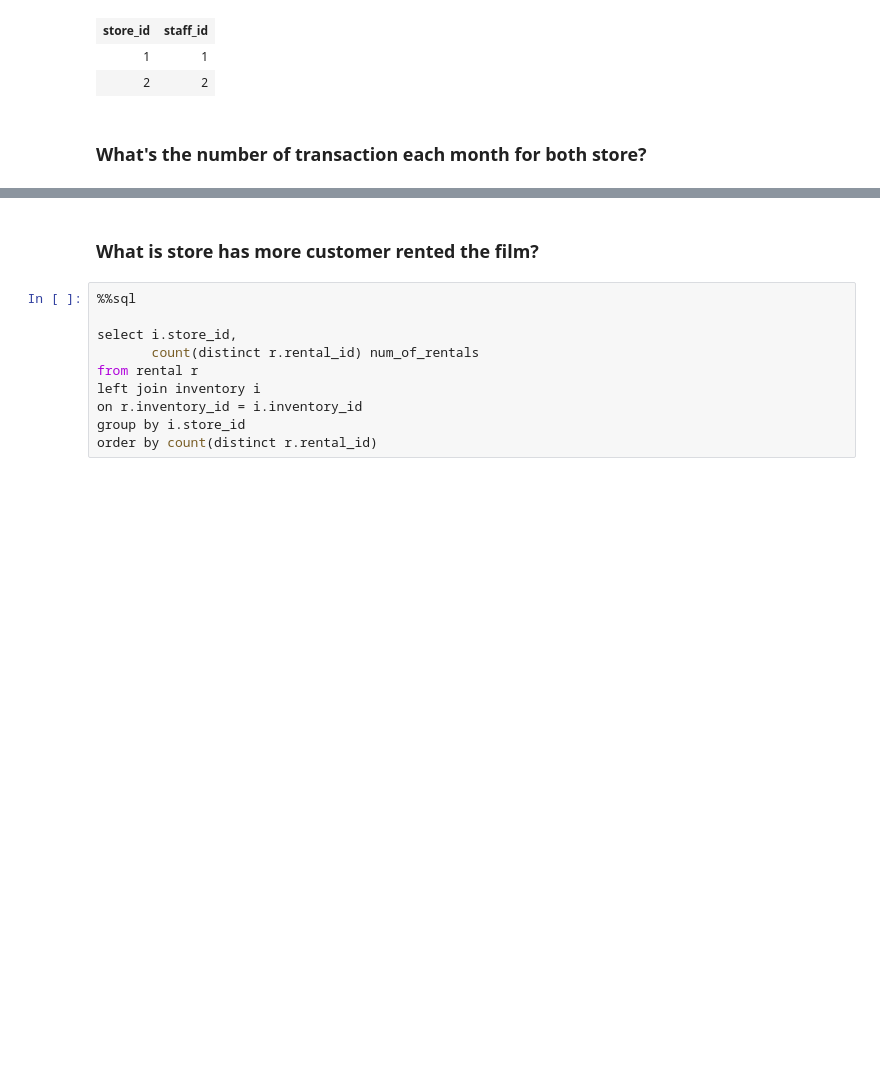
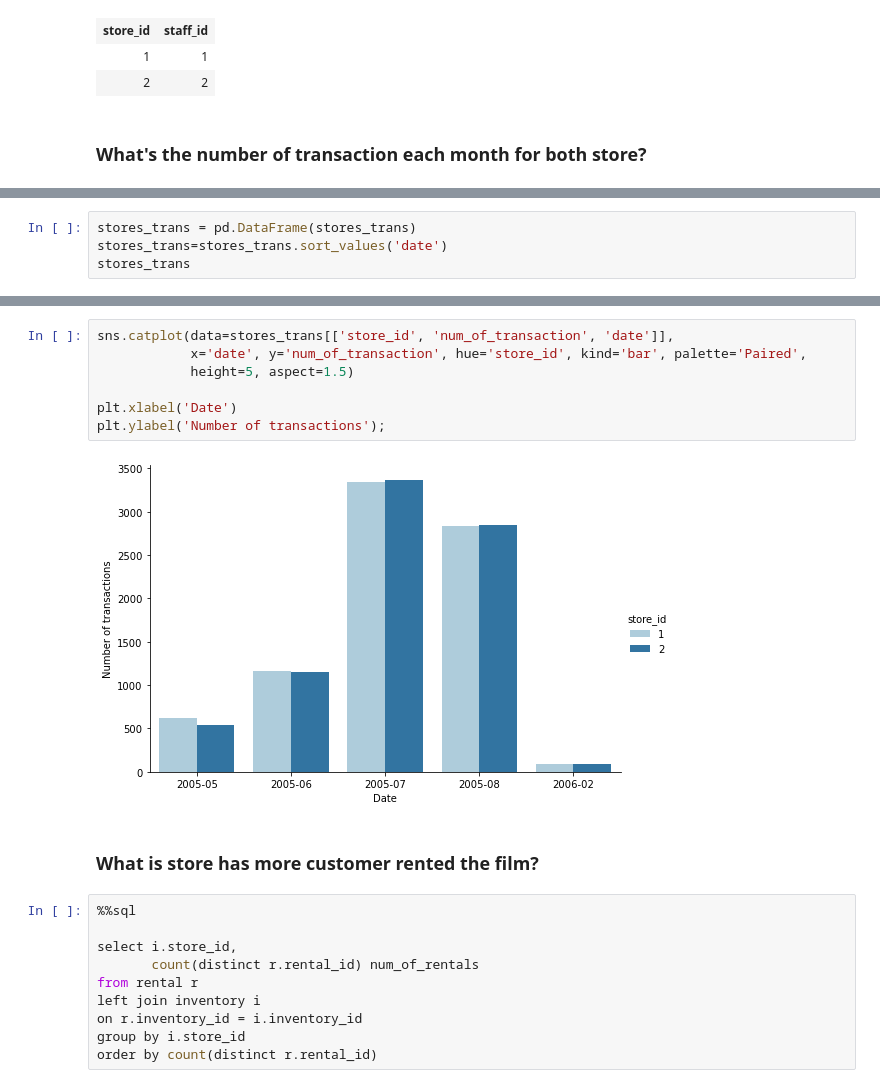
Before and after one commit to Yajinglee/SQL-Projects, a Jupyter notebook: Sakila Database.ipynb, the cells around one changed output, grey strips where cells are left out. Saved outputs shown, nothing was run; the diff lists cells and outputs as text; blank space fills up the shorter version.

```diff
--- a/Sakila Database.ipynb
+++ b/Sakila Database.ipynb
@@ -454,0 +494,4 @@ on s.staff_id = p.staff_id
+# %%
+stores_trans = pd.DataFrame(stores_trans)
+stores_trans=stores_trans.sort_values('date')
+stores_trans
@@ -455,3 +510,12 @@ on s.staff_id = p.staff_id
+# %%
+sns.catplot(data=stores_trans[['store_id', 'num_of_transaction', 'date']],
+            x='date', y='num_of_transaction', hue='store_id', kind='bar', palette='Paired',
+            height=5, aspect=1.5)
+
+plt.xlabel('Date')
+plt.ylabel('Number of transactions');
+# %% [output]
+[figure, added]
 # %% [markdown]
 ###  What is store has more customer rented the film?
 # %%
```
Also changed, not shown: parts of 21 cells of this notebook.
